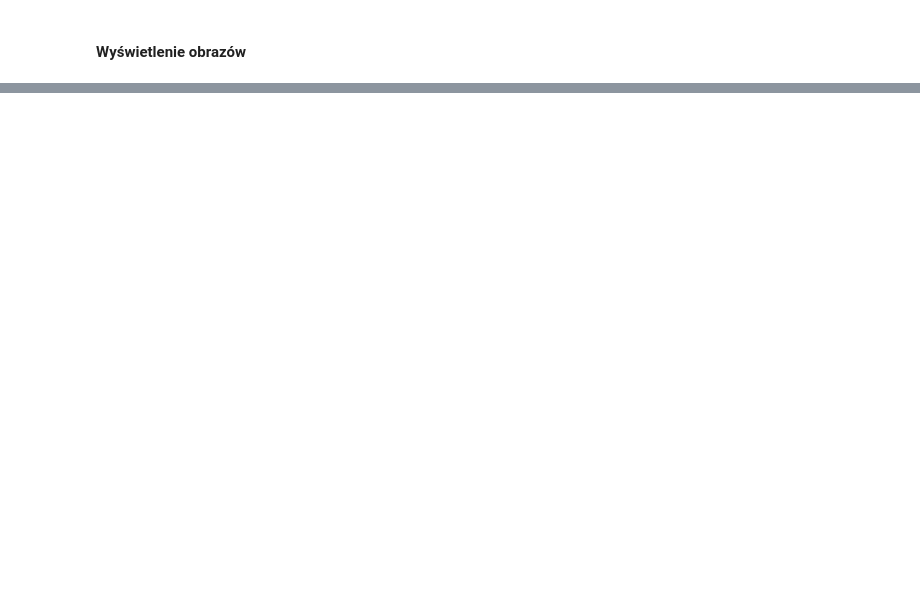
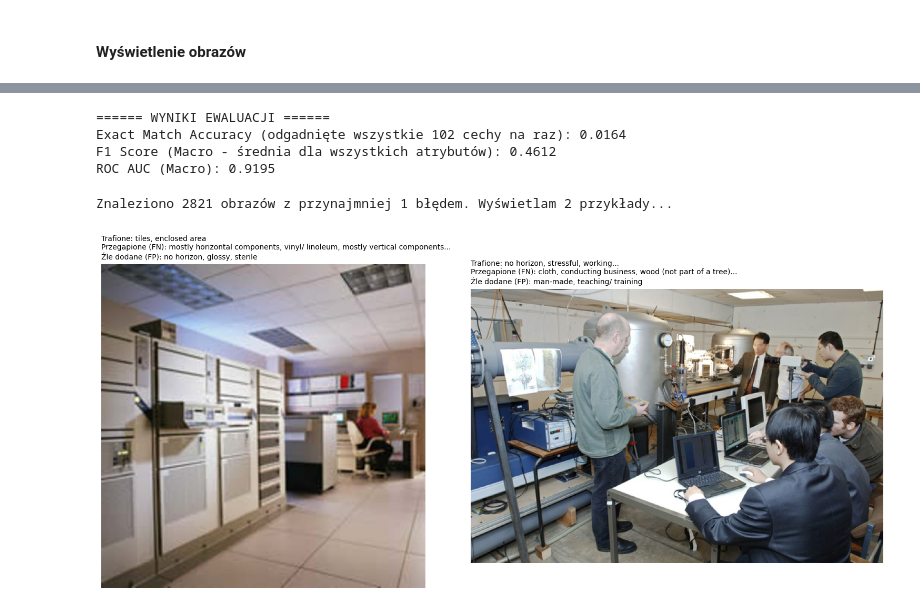
Before and after one commit to Wysocki-Piotr/Hierarchical-concepts-in-images, a Jupyter notebook: datasets_tests.ipynb, the cells around one changed output, grey strips where cells are left out. Drawn from its saved outputs; the diff is of its cells as text; code cells hidden in the pictures; blank space fills up the shorter version.

```diff
--- a/datasets_tests.ipynb
+++ b/datasets_tests.ipynb
@@ -332,0 +369,3 @@ Rozpakowano pomyślnie do data/SUN/images/
+# %%
+non_attribute_cols = ['image_id', 'file_path', 'class_id']
+attr_cols = [col for col in df_sun_attributes.columns if col not in non_attribute_cols]
@@ -332,0 +452,67 @@ Rozpakowano pomyślnie do data/SUN/images/
+# %%
+y_pred = clf.predict(X_test)
+y_pred_proba_raw = clf.predict_proba(X_test)
+y_prob_positive = np.column_stack([prob[:, 1] for prob in y_pred_proba_raw])
+
+exact_match_acc = accuracy_score(y_test, y_pred)
+f1 = f1_score(y_test, y_pred, average='macro')
+auc = roc_auc_score(y_test, y_prob_positive, average='macro')
+
+print(f"\n====== WYNIKI EWALUACJI ======")
+print(f"Exact Match Accuracy (odgadnięte wszystkie 102 cechy na raz): {exact_match_acc:.4f}")
+print(f"F1 Score (Macro - średnia dla wszystkich atrybutów): {f1:.4f}")
+print(f"ROC AUC (Macro): {auc:.4f}\n")
+# %% [output]
+====== WYNIKI EWALUACJI ======
+Exact Match Accuracy (odgadnięte wszystkie 102 cechy na raz): 0.0164
+F1 Score (Macro - średnia dla wszystkich atrybutów): 0.4612
+ROC AUC (Macro): 0.9195
+# %%
+errors_per_sample = np.sum(y_pred != y_test, axis=1)
+incorrect_indices = np.where(errors_per_sample > 0)[0]
+
+if len(incorrect_indices) > 0:
+    print(f"Znaleziono {len(incorrect_indices)} obrazów z przynajmniej 1 błędem. Wyświetlam 2 przykłady...")
+
+    samples_to_show = incorrect_indices[:2]
+    fig, axes = plt.subplots(1, 2, figsize=(16, 7))
+
+    for i, idx in enumerate(samples_to_show):
+        img_path = paths_test[idx]
+        true_labels = y_test[idx]
+        pred_labels = y_pred[idx]
+
+        true_attrs = set([attr_cols[j] for j, val in enumerate(true_labels) if val == 1])
+        pred_attrs = set([attr_cols[j] for j, val in enumerate(pred_labels) if val == 1])
+
+        false_negatives = true_attrs - pred_attrs
+        false_positives = pred_attrs - true_attrs
+        correct_hits = true_attrs.intersection(pred_attrs)
+
+        try:
+            img = Image.open(img_path).convert('RGB')
+            axes[i].imshow(img)
+
+            fn_text = ", ".join(list(false_negatives)[:3]) + ("..." if len(false_negatives)>3 else "")
+            fp_text = ", ".join(list(false_positives)[:3]) + ("..." if len(false_positives)>3 else "")
+            hit_text = ", ".join(list(correct_hits)[:3]) + ("..." if len(correct_hits)>3 else "")
+
+            title = (
+                f"Trafione: {hit_text if hit_text else 'Brak'}\n"
+                f"Przegapione (FN): {fn_text if fn_text else 'Brak'}\n"
+                f"Źle dodane (FP): {fp_text if fp_text else 'Brak'}"
+            )
+
+            axes[i].set_title(title, fontsize=10, loc='left')
+            axes[i].axis('off')
+
+        except Exception as e:
+            print(f"Błąd wczytywania obrazu {img_path}: {e}")
+
+    plt.tight_layout()
+    plt.show()
+else:
+    print("Model przewidział wszystkie 102 cechy dla każdego obrazu perfekcyjnie!")
+# %% [output]
+Znaleziono 2821 obrazów z przynajmniej 1 błędem. Wyświetlam 2 przykłady...
+[figure, added]
```
Also changed, not shown: parts of 10 cells of this notebook, 2 other files.
